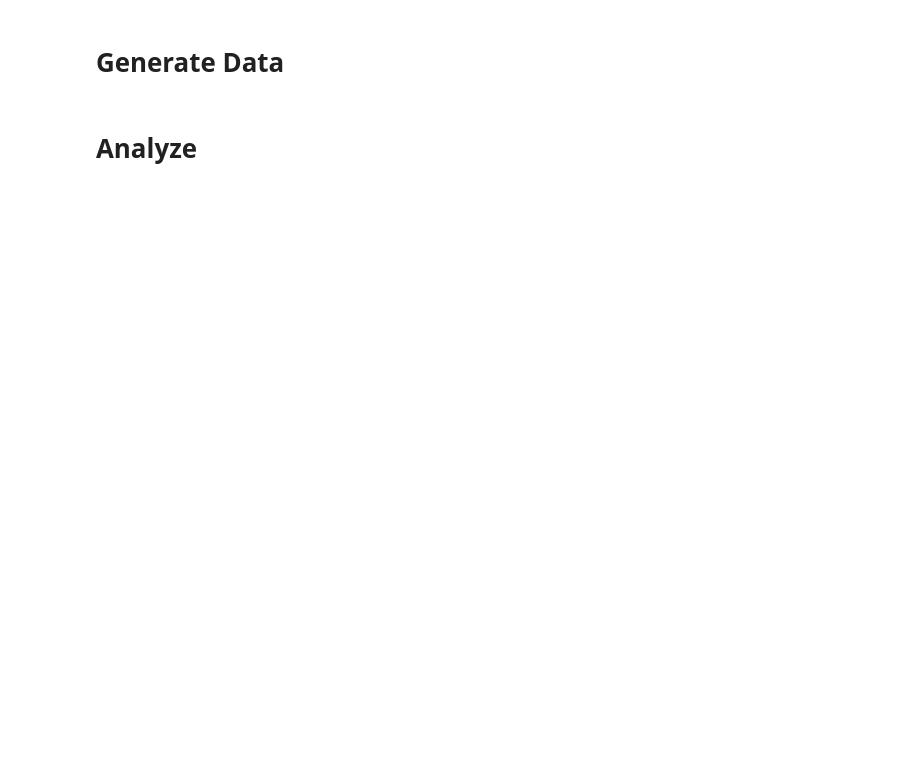
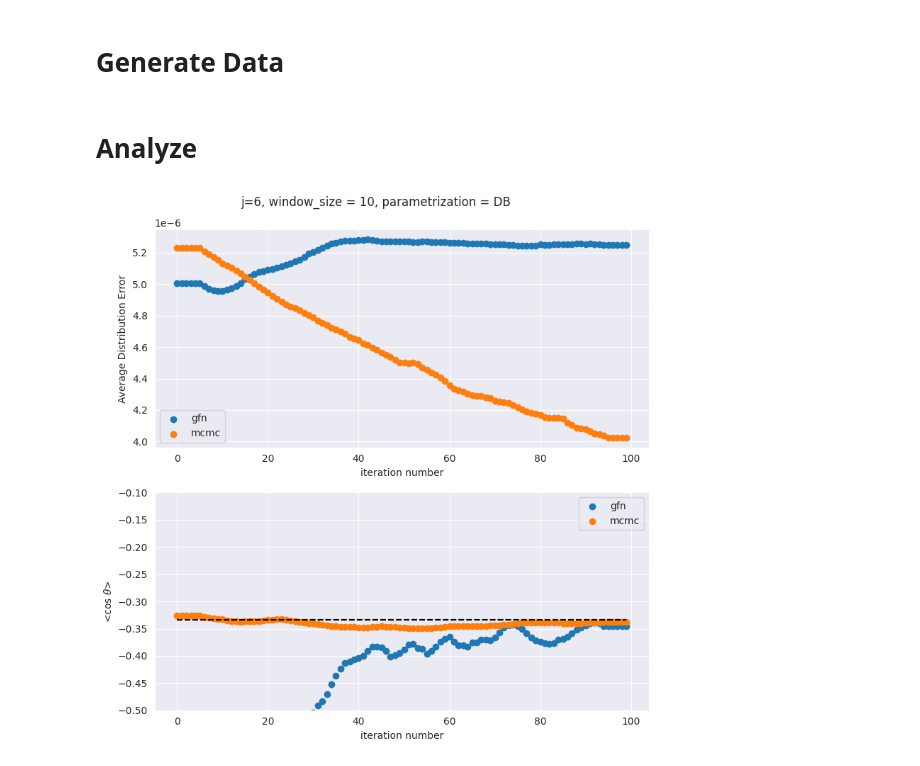
Before and after one commit to JosephRRB/torchgfn_spinfoams, a Jupyter notebook: notebooks/Generate and Analyze.ipynb, the cells around one changed output. Drawn from its saved outputs; the diff is of its cells as text; code cells hidden in the pictures; blank space fills up the shorter version.

```diff
--- a/notebooks/Generate and Analyze.ipynb
+++ b/notebooks/Generate and Analyze.ipynb
@@ -147 +242,27 @@ mcmc_distributions_over_time, mcmc_n_t = get_distributions_over_time(
+# %%
+fig, ax = plt.subplots(nrows=2, ncols=1, figsize=(8, 8))
+
+fig.suptitle(f"j={spin_j}, {window_size = }, parametrization = {parametrization_name}")
+
+plot_l1_errors_window(
+    gfn_distributions_over_time_window, grid_rewards, gfn_iterations, ax[0], "gfn"
+)
+plot_l1_errors_window(
+    mcmc_distributions_over_time_window, grid_rewards, mcmc_iterations, ax[0], "mcmc"
+)
+
+plot_observable_expectation_values_window(
+    gfn_distributions_over_time_window, gfn_iterations, spin_j, ax[1], "gfn"
+)
+plot_observable_expectation_values_window(
+    mcmc_distributions_over_time_window, mcmc_iterations, spin_j, ax[1], "mcmc"
+)
+
+# plot_log_empirical_vs_log_expected(
+#     gfn_distributions_over_time_window[-1], grid_rewards, ax[2], "gfn"
+# )
+
+plt.tight_layout()
+# %% [output]
+[figure, added]
 # %%
```
Also changed, not shown: parts of 25 cells of this notebook, 14 other files.
